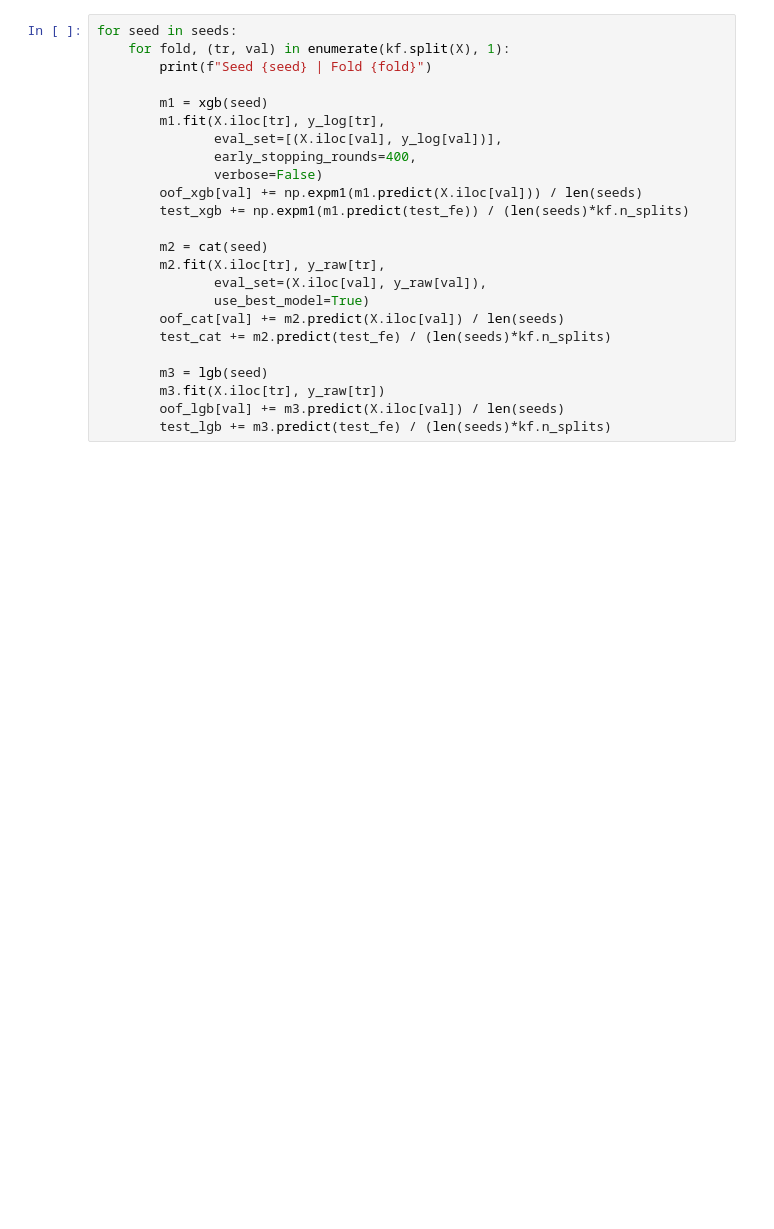
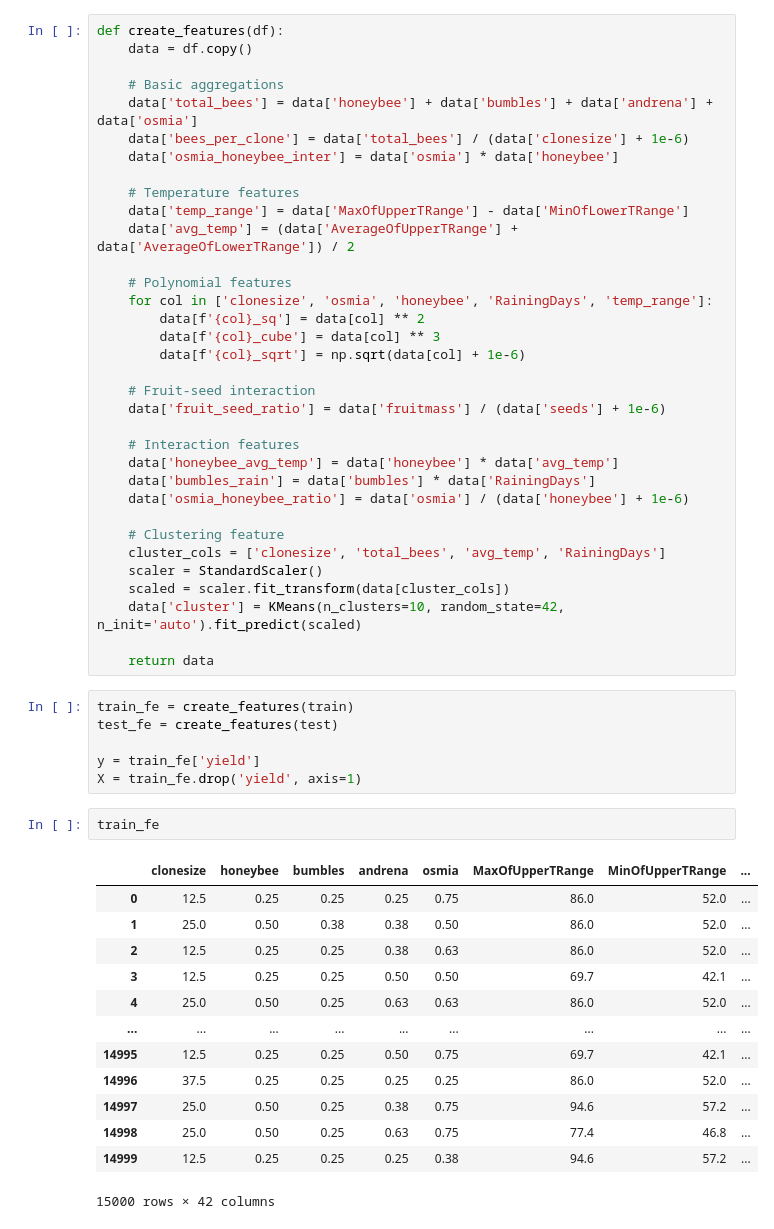
Before and after one commit to aliowx/data-analysis, a Jupyter notebook: blueberry-yield-optuna-xgb.ipynb, the cells around one changed output. Cells and saved outputs as stored; diff of their text form; blank space fills up the shorter version.

Commit message:
Kaggle Notebook | Blueberry_Yield_Optuna_XGB | Version 12

```diff
--- a/blueberry-yield-optuna-xgb.ipynb
+++ b/blueberry-yield-optuna-xgb.ipynb
@@ -118,24 +21,56 @@ test_lgb = np.zeros(len(test_fe))
-# %%
-for seed in seeds:
-    for fold, (tr, val) in enumerate(kf.split(X), 1):
-        print(f"Seed {seed} | Fold {fold}")
-
-        m1 = xgb(seed)
-        m1.fit(X.iloc[tr], y_log[tr],
-               eval_set=[(X.iloc[val], y_log[val])],
-               early_stopping_rounds=400,
-               verbose=False)
-        oof_xgb[val] += np.expm1(m1.predict(X.iloc[val])) / len(seeds)
-        test_xgb += np.expm1(m1.predict(test_fe)) / (len(seeds)*kf.n_splits)
-
-        m2 = cat(seed)
-        m2.fit(X.iloc[tr], y_raw[tr],
-               eval_set=(X.iloc[val], y_raw[val]),
-               use_best_model=True)
-        oof_cat[val] += m2.predict(X.iloc[val]) / len(seeds)
-        test_cat += m2.predict(test_fe) / (len(seeds)*kf.n_splits)
-
-        m3 = lgb(seed)
-        m3.fit(X.iloc[tr], y_raw[tr])
-        oof_lgb[val] += m3.predict(X.iloc[val]) / len(seeds)
-        test_lgb += m3.predict(test_fe) / (len(seeds)*kf.n_splits)
+# %%
+def create_features(df):
+    data = df.copy()
+
+    # Basic aggregations
+    data['total_bees'] = data['honeybee'] + data['bumbles'] + data['andrena'] + data['osmia']
+    data['bees_per_clone'] = data['total_bees'] / (data['clonesize'] + 1e-6)
+    data['osmia_honeybee_inter'] = data['osmia'] * data['honeybee']
+
+    # Temperature features
+    data['temp_range'] = data['MaxOfUpperTRange'] - data['MinOfLowerTRange']
+    data['avg_temp'] = (data['AverageOfUpperTRange'] + data['AverageOfLowerTRange']) / 2
+
+    # Polynomial features
+    for col in ['clonesize', 'osmia', 'honeybee', 'RainingDays', 'temp_range']:
+        data[f'{col}_sq'] = data[col] ** 2
+        data[f'{col}_cube'] = data[col] ** 3
+        data[f'{col}_sqrt'] = np.sqrt(data[col] + 1e-6)
+
+    # Fruit-seed interaction
+    data['fruit_seed_ratio'] = data['fruitmass'] / (data['seeds'] + 1e-6)
+
+    # Interaction features
+    data['honeybee_avg_temp'] = data['honeybee'] * data['avg_temp']
+    data['bumbles_rain'] = data['bumbles'] * data['RainingDays']
+    data['osmia_honeybee_ratio'] = data['osmia'] / (data['honeybee'] + 1e-6)
+
+    # Clustering feature
+    cluster_cols = ['clonesize', 'total_bees', 'avg_temp', 'RainingDays']
+    scaler = StandardScaler()
+    scaled = scaler.fit_transform(data[cluster_cols])
+    data['cluster'] = KMeans(n_clusters=10, random_state=42, n_init='auto').fit_predict(scaled)
+
+    return data
+# %%
+train_fe = create_features(train)
+test_fe = create_features(test)
+
+y = train_fe['yield']
+X = train_fe.drop('yield', axis=1)
+# %%
+train_fe
+# %% [output]
+|  | clonesize | honeybee | bumbles | andrena | osmia | MaxOfUpperTRange | MinOfUpperTRange | ... |
+| 0 | 12.5 | 0.25 | 0.25 | 0.25 | 0.75 | 86.0 | 52.0 | ... |
+| 1 | 25.0 | 0.50 | 0.38 | 0.38 | 0.50 | 86.0 | 52.0 | ... |
+| 2 | 12.5 | 0.25 | 0.25 | 0.38 | 0.63 | 86.0 | 52.0 | ... |
+| 3 | 12.5 | 0.25 | 0.25 | 0.50 | 0.50 | 69.7 | 42.1 | ... |
+| 4 | 25.0 | 0.50 | 0.25 | 0.63 | 0.63 | 86.0 | 52.0 | ... |
+| ... | ... | ... | ... | ... | ... | ... | ... | ... |
+| 14995 | 12.5 | 0.25 | 0.25 | 0.50 | 0.75 | 69.7 | 42.1 | ... |
+| 14996 | 37.5 | 0.25 | 0.25 | 0.25 | 0.25 | 86.0 | 52.0 | ... |
+| 14997 | 25.0 | 0.50 | 0.25 | 0.38 | 0.75 | 94.6 | 57.2 | ... |
+| 14998 | 25.0 | 0.50 | 0.25 | 0.63 | 0.75 | 77.4 | 46.8 | ... |
+| 14999 | 12.5 | 0.25 | 0.25 | 0.25 | 0.38 | 94.6 | 57.2 | ... |
+15000 rows × 42 columns
```
Also changed, not shown: parts of 10 cells of this notebook.
